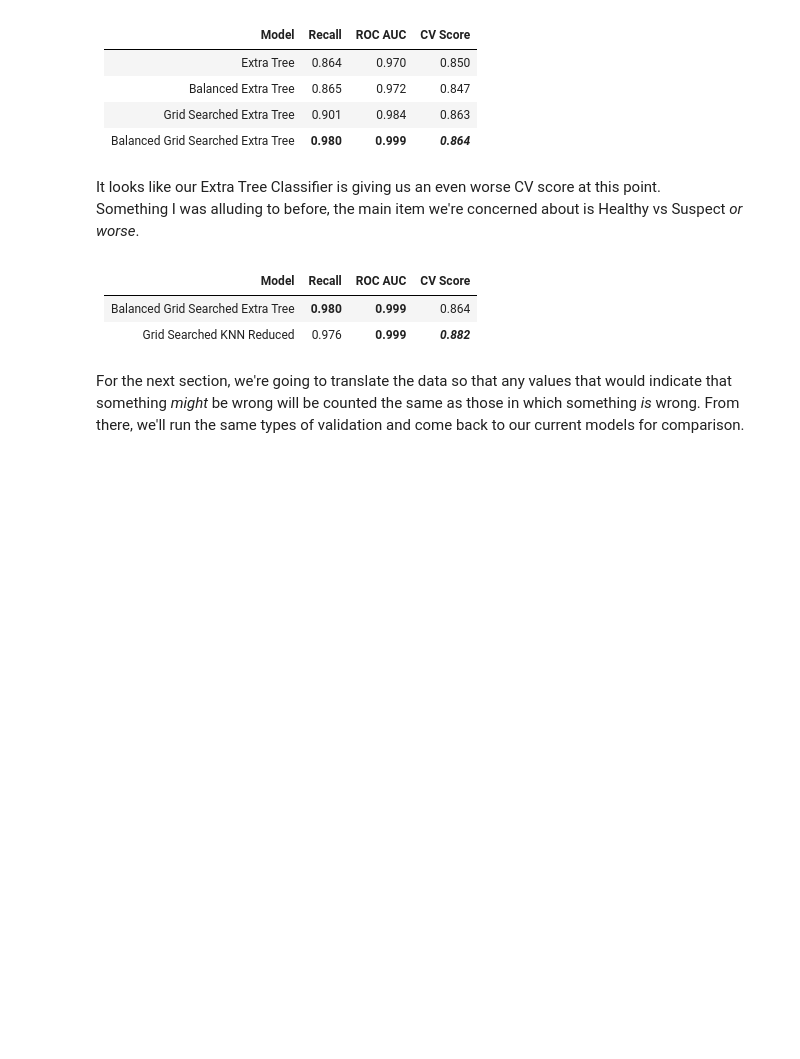
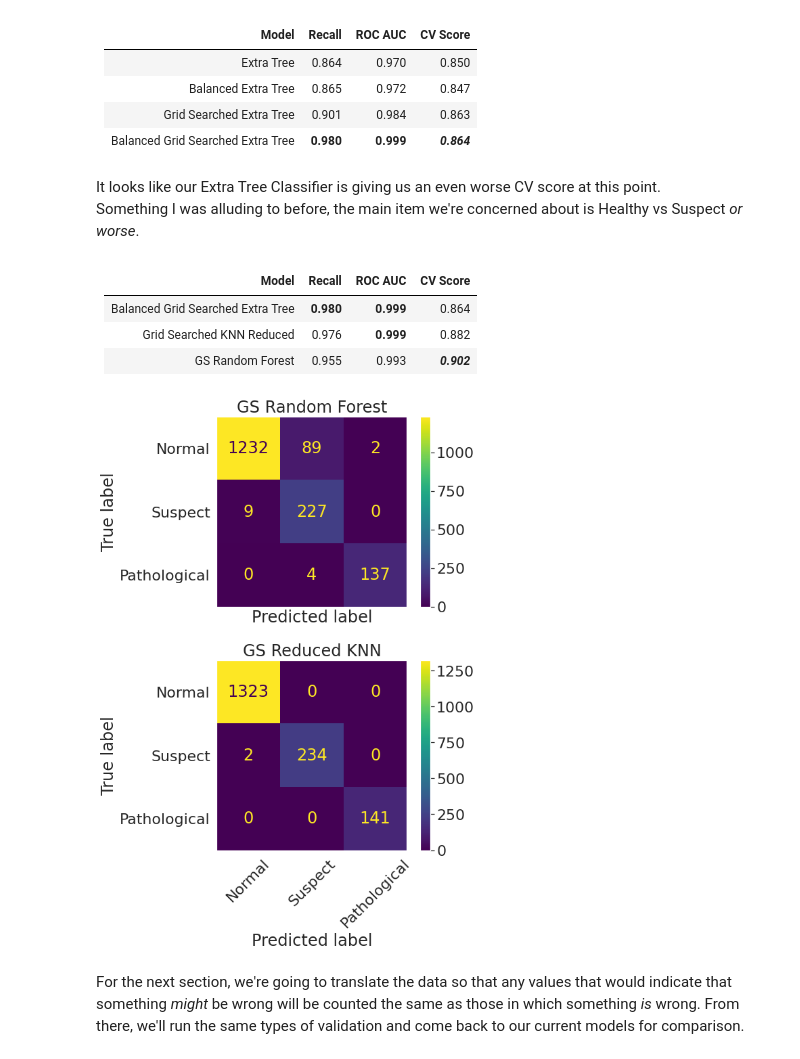
Before and after one commit to ParkedHampster/Fetal-Health-Classification-Prediction, a Jupyter notebook: scratch_books/scratch.ipynb, the cells around one changed output. Cells and saved outputs as stored; diff of their text form; code cells hidden in the pictures; blank space fills up the shorter version.

```diff
--- a/scratch_books/scratch.ipynb
+++ b/scratch_books/scratch.ipynb
@@ -1209,10 +1211,12 @@ concerned about is Healthy vs Suspect _or worse_.
 display_table = model_scoring_table(
     [
         scores_balanced_extra_tree_gs,
-        scores_best_knn_reduced
+        scores_best_knn_reduced,
+        scores_best_tree_initial
     ],[
         "Balanced Grid Searched Extra Tree",
-        'Grid Searched KNN Reduced'
+        'Grid Searched KNN Reduced',
+        'GS Random Forest'
     ]
 )
 
@@ -1222,4 +1226,34 @@ display(display_table['md'])
 | Model | Recall | ROC AUC | CV Score |
 |---:|:---:|:---:|:---:|
 | Balanced Grid Searched Extra Tree | **0.980** | **0.999** |  0.864  |
-| Grid Searched KNN Reduced |  0.976  | **0.999** | ***0.882*** |
+| Grid Searched KNN Reduced |  0.976  | **0.999** |  0.882  |
+| GS Random Forest |  0.955  |  0.993  | ***0.902*** |
+# %%
+fig, ax = plt.subplots(2,1,figsize=(8,12),sharex=True)
+ConfusionMatrixDisplay.from_estimator(
+    tree_gs.best_estimator_.fit(X_train,y_train),
+    X_train,y_train,ax=ax[0]
+)
+ax[0].set(
+    title="GS Random Forest"
+)
+ConfusionMatrixDisplay.from_estimator(
+    knn_reduced_gs.best_estimator_.fit(X_train,y_train),
+    X_train,y_train,ax=ax[1]
+)
+ax[1].set(
+    title="GS Reduced KNN"
+)
+
+for ax_ in ax:
+    ax_.set(
+        xticklabels=health_labels,
+        yticklabels=health_labels
+    )
+    ax_.grid(False)
+
+plt.xticks(rotation=45)
+
+plt.tight_layout()
+# %% [output]
+[figure, added]
```
Also changed, not shown: parts of 8 cells of this notebook, 1 other file.
